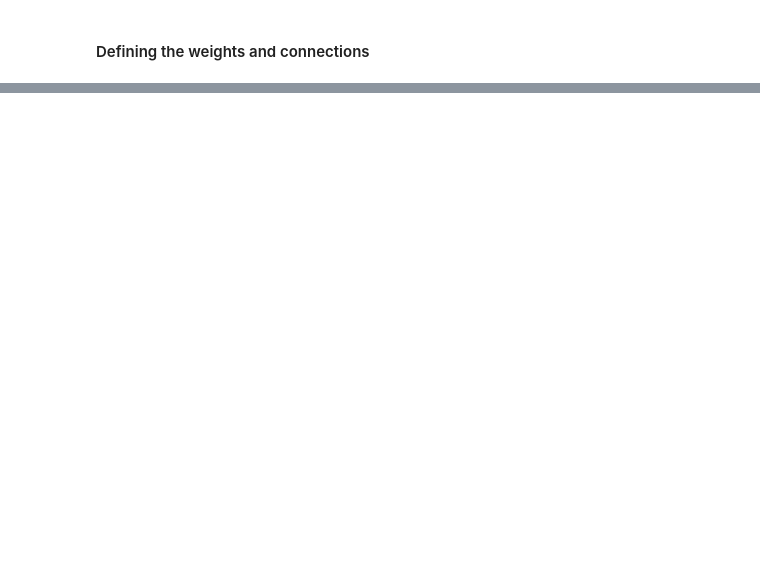
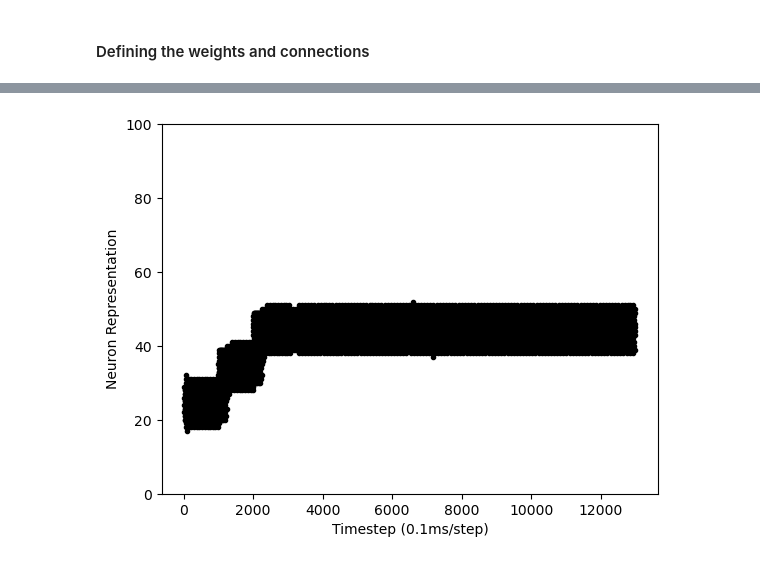
Before and after one commit to aung9htet/counting_snn, a Jupyter notebook: subitization_notebook.ipynb, the cells around one changed output, grey strips where cells are left out. Cells and saved outputs as stored; diff of their text form; code cells hidden in the pictures; blank space fills up the shorter version.

```diff
--- a/subitization_notebook.ipynb
+++ b/subitization_notebook.ipynb
@@ -1126,17 +1137,2 @@ plt.plot(weight_list)
 # %% [markdown]
 #### Defining the weights and connections
-# %%
-def ring_connection():
-    neuron_list = []
-    # Create neurons and add to list first
-    for _ in range(population_size):
-        neuron_list.append(nest.Create("iaf_psc_alpha", params=ring_parameters))
-    distances = neuron_distance(size=population_size, max_distance=max_distance)
-    index_readjust = lambda x, y, max: (max - y) + x if x < y else (x - y)   # redefine current index to connect to
-    for i_neuron in range(len(neuron_list)):
-        for i_to_conn in range(len(distances)):
-            index_to_conn = index_readjust(i_to_conn, i_neuron, len(neuron_list))
-            print(distances[index_to_conn])
-            syn_dict = {"weight": get_weight(distances[i_to_conn])}
-            nest.Connect(neuron_list[i_neuron], neuron_list[index_to_conn], syn_dict)
-ring_connection()
@@ -1161,4 +1138,0 @@ CUT
-# %%
-current_index = 3
-index_readjust = lambda x: x if x < 10 else (x - 10)
-print(index_readjust(11))
@@ -1517,0 +1194,64 @@ May 03 10:24:54 SimulationManager::run [Info]:
+# %%
+def single_plot_ring():
+
+    # poisson generator params
+    poi_param = {
+        "rate": 200   # Hz rate of poisson generator
+    }
+
+    # Reset Network
+    nest.ResetKernel()
+    nest.set_verbosity("M_ERROR")
+
+    # Initialise connection
+    neurons, spike_recorders, multimeters = ring_connection(model=1)
+    poi_gen1 = nest.Create('poisson_generator', params=poi_param)
+    poi_gen2 = nest.Create('poisson_generator', params=poi_param)
+    poi_gen3 = nest.Create('poisson_generator', params=poi_param)
+    for neuron in neurons[20:30]:
+        nest.Connect(poi_gen1, neuron, syn_spec={'weight': 5 * 10**3})
+
+    for neuron in neurons[30:40]:
+        nest.Connect(poi_gen2, neuron, syn_spec={'weight': 5 * 10**3})
+
+    for neuron in neurons[40:50]:
+        nest.Connect(poi_gen3, neuron, syn_spec={'weight': 5 * 10**3})
+
+    poi_gen2.rate = 0
+    poi_gen3.rate = 0
+
+    nest.Simulate(1000)
+
+    poi_gen2.rate = 200
+    poi_gen1.rate = 0
+    poi_gen3.rate = 0
+
+    nest.Simulate(1000)
+
+    poi_gen2.rate = 0
+    poi_gen1.rate = 0
+    poi_gen3.rate = 200
+
+    nest.Simulate(1000)
+
+    poi_gen2.rate = 0
+    poi_gen1.rate = 0
+    poi_gen3.rate = 0
+
+    nest.Simulate(10000)
+
+    plt.figure(2)
+    i = 0
+    for spike_record in spike_recorders:
+        events = spike_record.get("events")
+        ts = events["times"]
+        if len(ts[ts>12000]) > 0:
+            print(len(ts[ts>12000]))
+        plt.plot(ts, np.full(shape=len(ts),fill_value=i,dtype=np.int64), "k.")
+        i += 1
+    plt.ylim([0, population_size])
+    plt.xlabel("Timestep (0.1ms/step)")
+    plt.ylabel("Neuron Representation")
+    plt.show()
+single_plot_ring()
+# %% [output]
@@ -1517,0 +1272 @@ May 03 10:24:54 SimulationManager::run [Info]:
+[figure, added]
```
Also changed, not shown: parts of 19 cells of this notebook, 1 other file.
